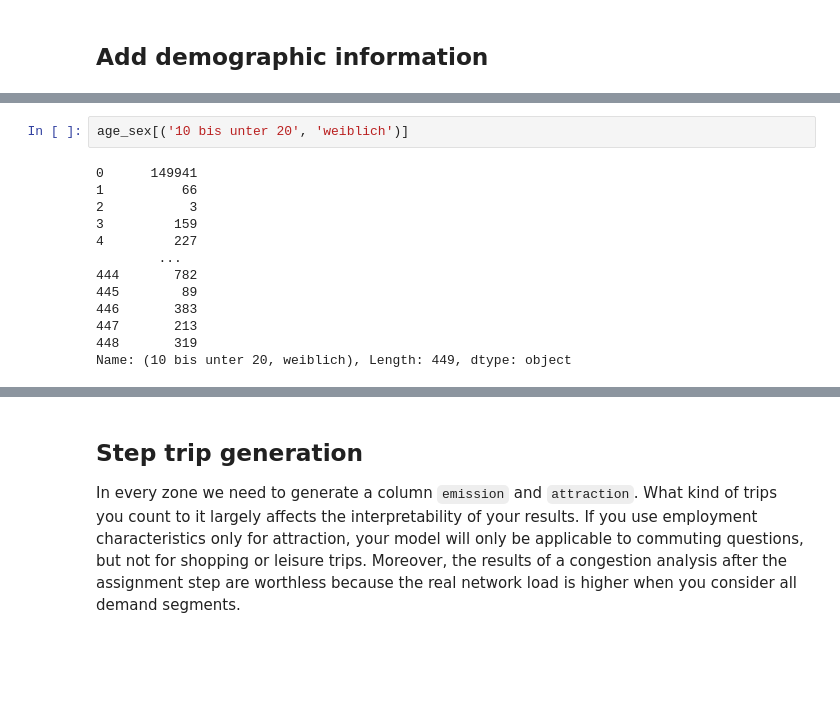
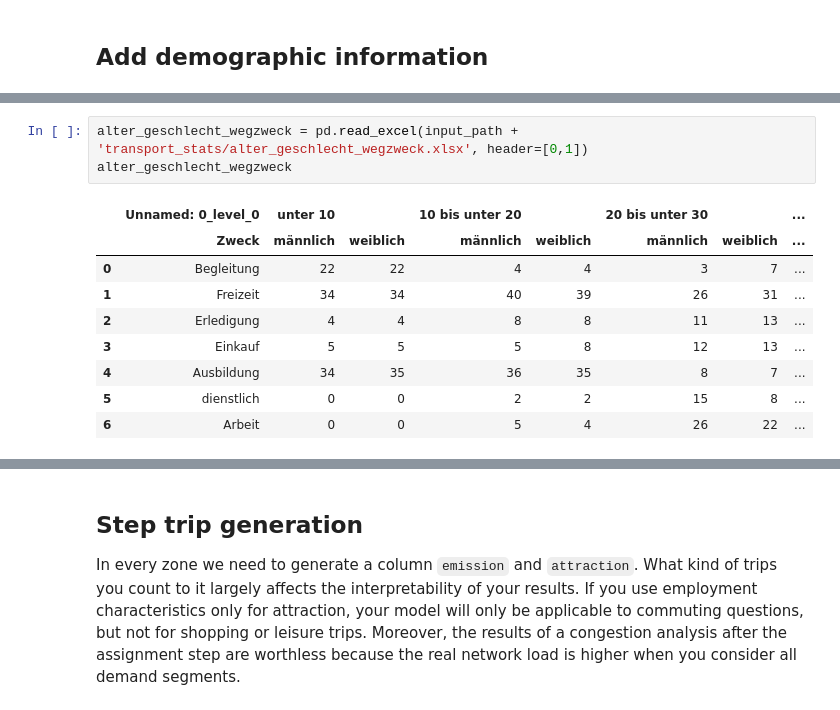
Before and after one commit to maximylius/quetzal_berlin, a Jupyter notebook: notebooks/best_version/Exercise3_Four_steps.ipynb, the cells around one changed output, grey strips where cells are left out. Saved outputs shown, nothing was run; the diff lists cells and outputs as text; blank space fills up the shorter version.

```diff
--- a/notebooks/best_version/Exercise3_Four_steps.ipynb
+++ b/notebooks/best_version/Exercise3_Four_steps.ipynb
@@ -91,15 +89,13 @@ age_gender_groups['trips_number']: {
-# %%
-age_sex[('10 bis unter 20', 'weiblich')]
-# %% [output]
-0      149941
-1          66
-2           3
-3         159
-4         227
-        ...
-444       782
-445        89
-446       383
-447       213
-448       319
-Name: (10 bis unter 20, weiblich), Length: 449, dtype: object
+# %%
+alter_geschlecht_wegzweck = pd.read_excel(input_path + 'transport_stats/alter_geschlecht_wegzweck.xlsx', header=[0,1])
+alter_geschlecht_wegzweck
+# %% [output]
+|  | Unnamed: 0_level_0 | unter 10 |  | 10 bis unter 20 |  | 20 bis unter 30 |  | ... |
+|  | Zweck | männlich | weiblich | männlich | weiblich | männlich | weiblich | ... |
+| 0 | Begleitung | 22 | 22 | 4 | 4 | 3 | 7 | ... |
+| 1 | Freizeit | 34 | 34 | 40 | 39 | 26 | 31 | ... |
+| 2 | Erledigung | 4 | 4 | 8 | 8 | 11 | 13 | ... |
+| 3 | Einkauf | 5 | 5 | 5 | 8 | 12 | 13 | ... |
+| 4 | Ausbildung | 34 | 35 | 36 | 35 | 8 | 7 | ... |
+| 5 | dienstlich | 0 | 0 | 2 | 2 | 15 | 8 | ... |
+| 6 | Arbeit | 0 | 0 | 5 | 4 | 26 | 22 | ... |
```
Also changed, not shown: parts of 23 cells of this notebook, 25 other files.
